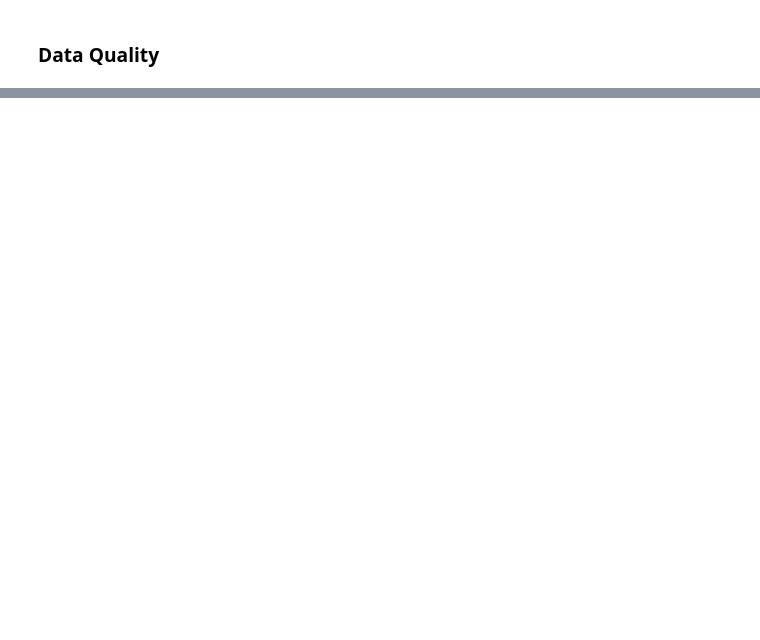
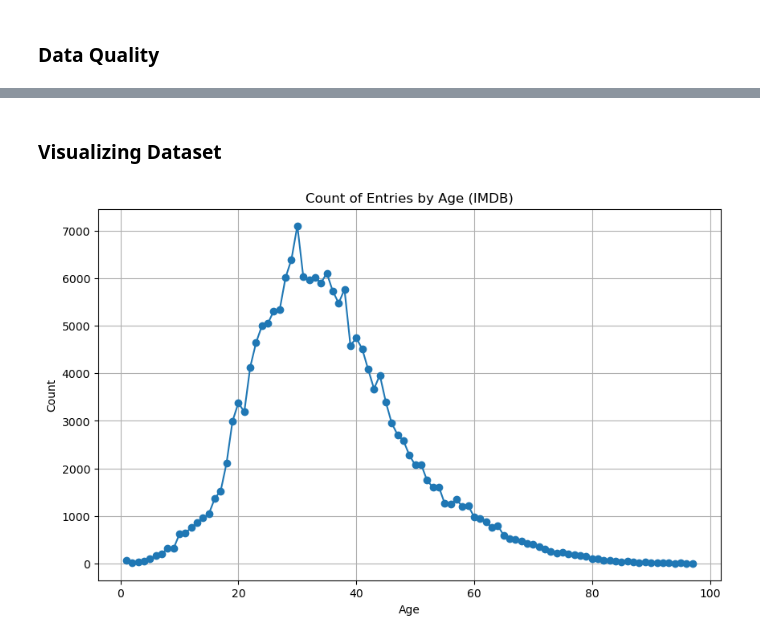
Before and after one commit to huangk430/age-detector, a Jupyter notebook: eda/eda.ipynb, the cells around one changed output, grey strips where cells are left out. Drawn from its saved outputs; the diff is of its cells as text; code cells hidden in the pictures; blank space fills up the shorter version.

Commit message:
added data vizualing for imdb

```diff
--- a/eda/eda.ipynb
+++ b/eda/eda.ipynb
@@ -142,5 +119,0 @@ df
-# %%
-#  Removing face scores with the value -inf, meaning that there was no face detected
-
-df = df[df['face_score'] != -np.inf]
-df
@@ -160,0 +120,24 @@ df
+# %%
+#  Dropping duplicate entries
+df = df.drop_duplicates()
+
+#  Removing genders with the value NaN, meaning that gender is unknown
+df = df[(df["Gender"] == 1) |
+        (df["Gender"] == 0)]
+
+#  Removing face scores with the value -inf, meaning that there was no face detected
+df = df[df['Face Score'] != -np.inf]
+
+#  Removing entries with invalid ages
+df = df[(df["Age"] > 0) &
+        (df["Age"] <= 100)]
+
+#  Dropping entries with missing values
+df.dropna()
+
+#  Removing entries where birthday is unknown (birth year == 0)
+df = df[df["Year of Birth"] != 0]
+
+#  Removing entries with second face score, meaning multiple people in one image
+df = df[pd.isna(df['Second Face Score'])]
+df
@@ -160,0 +158,16 @@ df
+# %% [markdown]
+### Visualizing Dataset
+# %%
+# Group by age and count the occurrences
+age_counts = df['Age'].value_counts().sort_index()
+
+# Plotting
+plt.figure(figsize=(10, 6))
+plt.plot(age_counts.index, age_counts.values, marker='o', linestyle='-')
+plt.title('Count of Entries by Age (IMDB)')
+plt.xlabel('Age')
+plt.ylabel('Count')
+plt.grid(True)
+plt.show()
+# %% [output]
+[figure, added]
```
Also changed, not shown: parts of 10 cells of this notebook.
